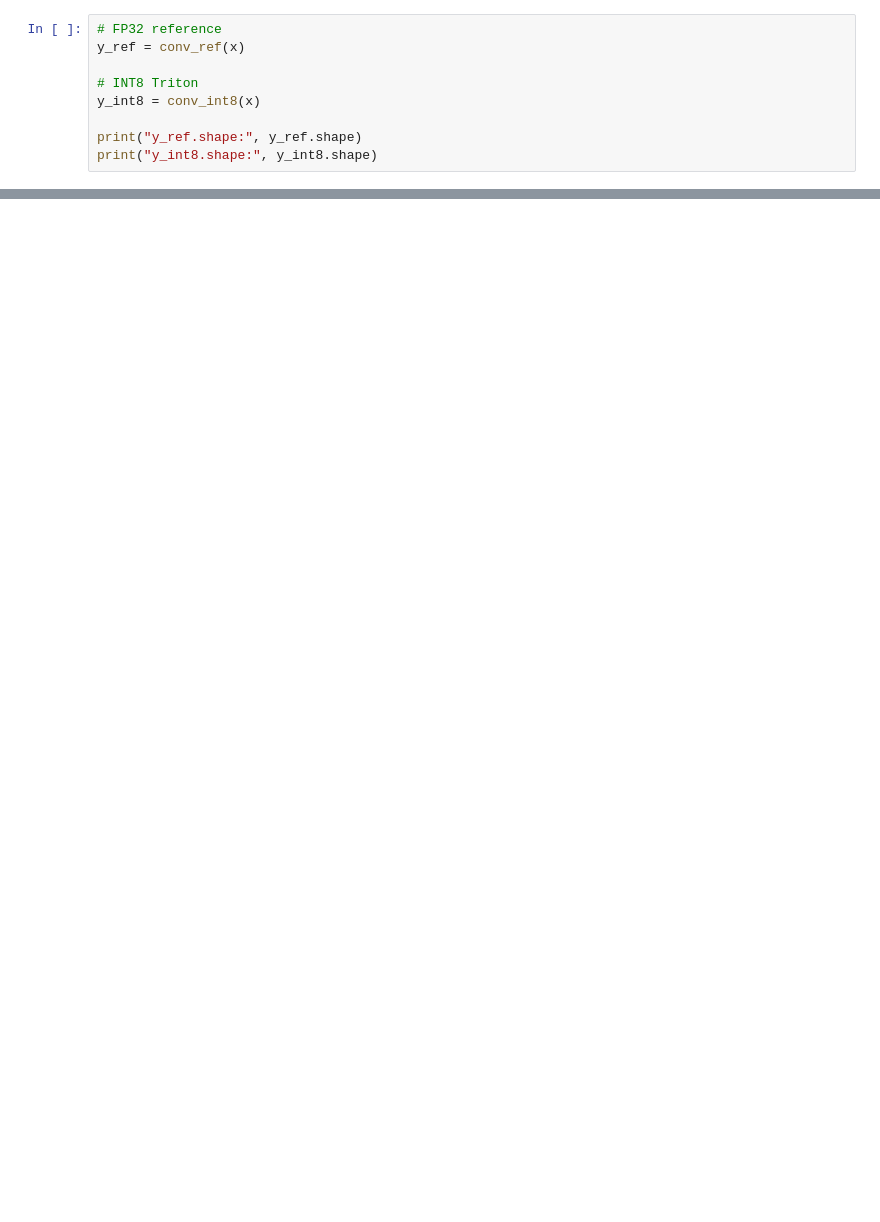
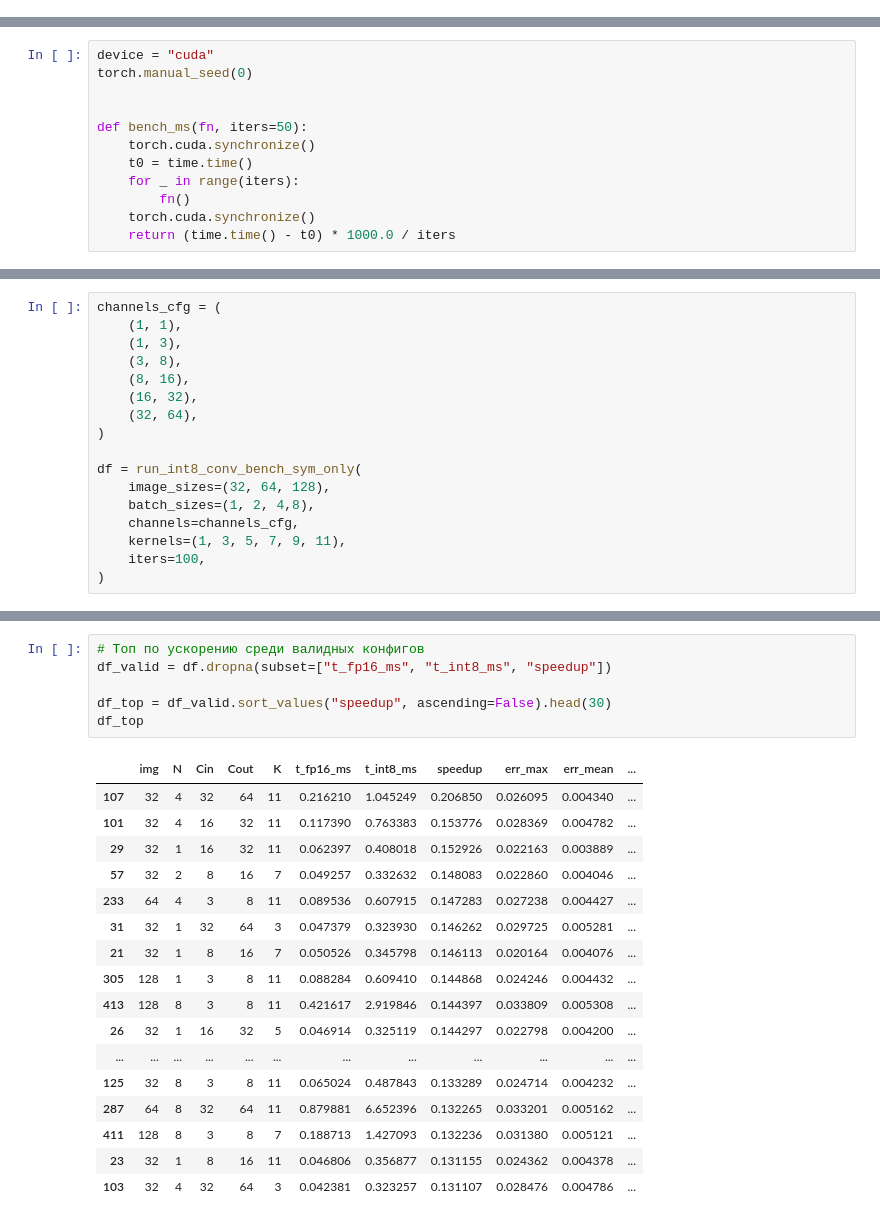
Before and after one commit to manzhura/conv2d-img2col-gemm, a Jupyter notebook: test_baseline_conv2d_int8.ipynb, the cells around one changed output, grey strips where cells are left out. Saved outputs shown, nothing was run; the diff lists cells and outputs as text; blank space fills up the shorter version.

```diff
--- a/test_baseline_conv2d_int8.ipynb
+++ b/test_baseline_conv2d_int8.ipynb
@@ -30,9 +8,0 @@ with torch.no_grad():
-# %%
-# FP32 reference
-y_ref = conv_ref(x)
-
-# INT8 Triton
-y_int8 = conv_int8(x)
-
-print("y_ref.shape:", y_ref.shape)
-print("y_int8.shape:", y_int8.shape)
@@ -75,0 +9,12 @@ Speedup: 0.091x
+# %%
+device = "cuda"
+torch.manual_seed(0)
+
+
+def bench_ms(fn, iters=50):
+    torch.cuda.synchronize()
+    t0 = time.time()
+    for _ in range(iters):
+        fn()
+    torch.cuda.synchronize()
+    return (time.time() - t0) * 1000.0 / iters
@@ -75,0 +166,17 @@ Speedup: 0.091x
+# %%
+channels_cfg = (
+    (1, 1),
+    (1, 3),
+    (3, 8),
+    (8, 16),
+    (16, 32),
+    (32, 64),
+)
+
+df = run_int8_conv_bench_sym_only(
+    image_sizes=(32, 64, 128),
+    batch_sizes=(1, 2, 4,8),
+    channels=channels_cfg,
+    kernels=(1, 3, 5, 7, 9, 11),
+    iters=100,
+)
@@ -75,0 +201,24 @@ Speedup: 0.091x
+# %%
+# Топ по ускорению среди валидных конфигов
+df_valid = df.dropna(subset=["t_fp16_ms", "t_int8_ms", "speedup"])
+
+df_top = df_valid.sort_values("speedup", ascending=False).head(30)
+df_top
+# %% [output]
+|  | img | N | Cin | Cout | K | t_fp16_ms | t_int8_ms | speedup | err_max | err_mean | ... |
+| 107 | 32 | 4 | 32 | 64 | 11 | 0.216210 | 1.045249 | 0.206850 | 0.026095 | 0.004340 | ... |
+| 101 | 32 | 4 | 16 | 32 | 11 | 0.117390 | 0.763383 | 0.153776 | 0.028369 | 0.004782 | ... |
+| 29 | 32 | 1 | 16 | 32 | 11 | 0.062397 | 0.408018 | 0.152926 | 0.022163 | 0.003889 | ... |
+| 57 | 32 | 2 | 8 | 16 | 7 | 0.049257 | 0.332632 | 0.148083 | 0.022860 | 0.004046 | ... |
+| 233 | 64 | 4 | 3 | 8 | 11 | 0.089536 | 0.607915 | 0.147283 | 0.027238 | 0.004427 | ... |
+| 31 | 32 | 1 | 32 | 64 | 3 | 0.047379 | 0.323930 | 0.146262 | 0.029725 | 0.005281 | ... |
+| 21 | 32 | 1 | 8 | 16 | 7 | 0.050526 | 0.345798 | 0.146113 | 0.020164 | 0.004076 | ... |
+| 305 | 128 | 1 | 3 | 8 | 11 | 0.088284 | 0.609410 | 0.144868 | 0.024246 | 0.004432 | ... |
+| 413 | 128 | 8 | 3 | 8 | 11 | 0.421617 | 2.919846 | 0.144397 | 0.033809 | 0.005308 | ... |
+| 26 | 32 | 1 | 16 | 32 | 5 | 0.046914 | 0.325119 | 0.144297 | 0.022798 | 0.004200 | ... |
+| ... | ... | ... | ... | ... | ... | ... | ... | ... | ... | ... | ... |
+| 125 | 32 | 8 | 3 | 8 | 11 | 0.065024 | 0.487843 | 0.133289 | 0.024714 | 0.004232 | ... |
+| 287 | 64 | 8 | 32 | 64 | 11 | 0.879881 | 6.652396 | 0.132265 | 0.033201 | 0.005162 | ... |
+| 411 | 128 | 8 | 3 | 8 | 7 | 0.188713 | 1.427093 | 0.132236 | 0.031380 | 0.005121 | ... |
+| 23 | 32 | 1 | 8 | 16 | 11 | 0.046806 | 0.356877 | 0.131155 | 0.024362 | 0.004378 | ... |
+| 103 | 32 | 4 | 32 | 64 | 3 | 0.042381 | 0.323257 | 0.131107 | 0.028476 | 0.004786 | ... |
```
Also changed, not shown: parts of 11 cells of this notebook, 4 other files.
